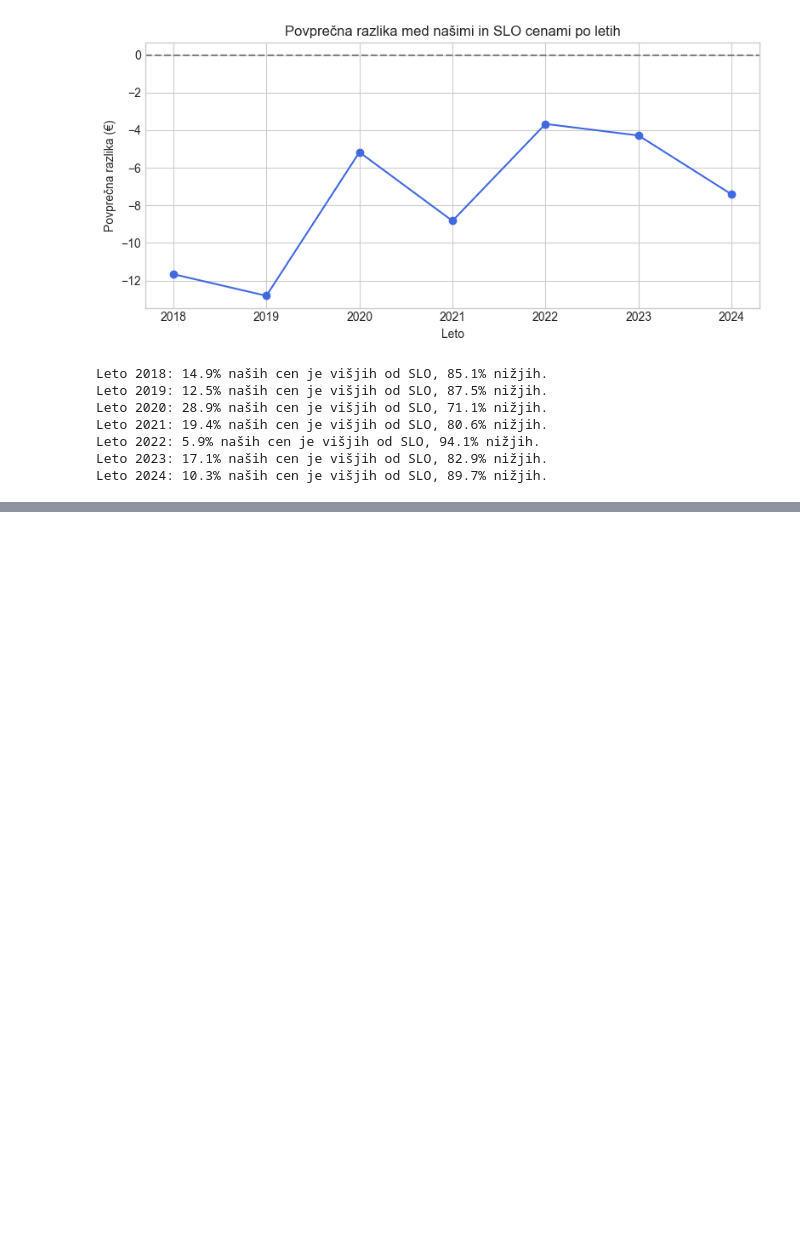
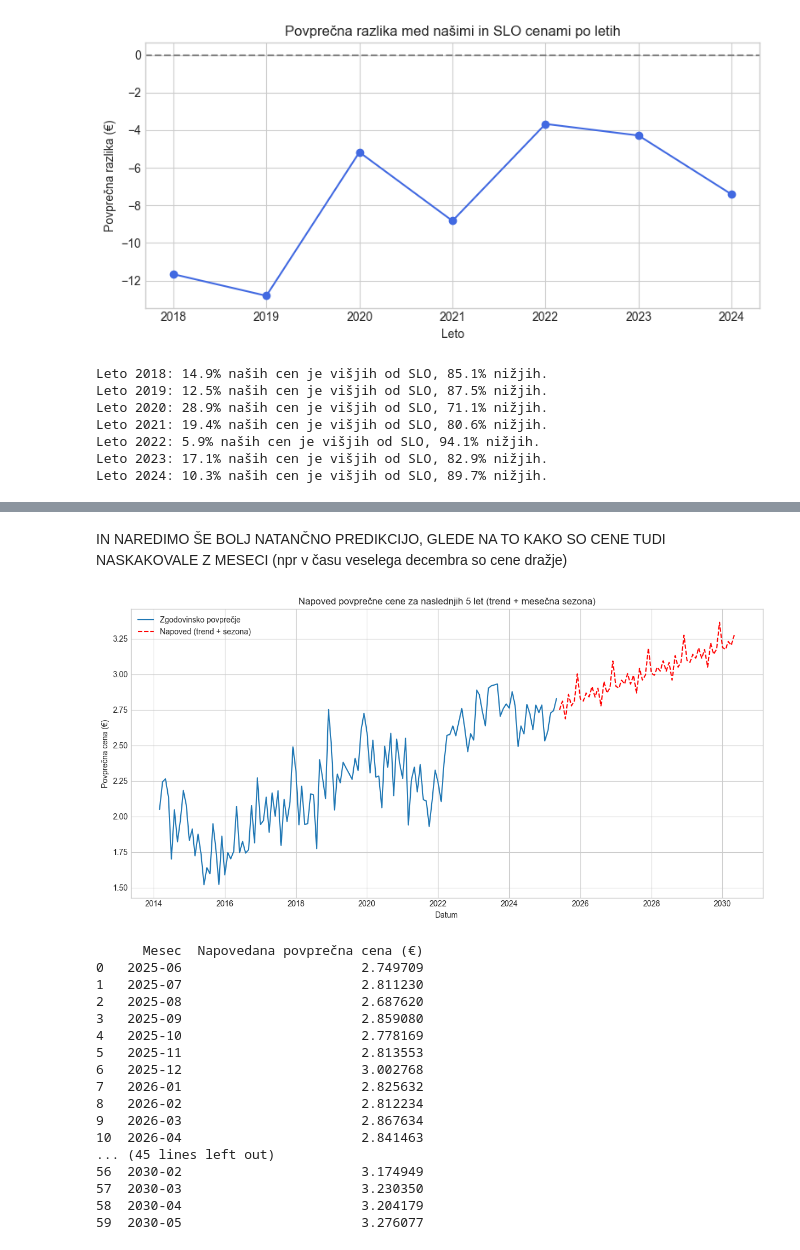
Before and after one commit to PRprojekt/PR256, a Jupyter notebook: analiza_final.ipynb, the cells around one changed output, grey strips where cells are left out. Saved outputs shown, nothing was run; the diff lists cells and outputs as text; code cells hidden in the pictures; blank space fills up the shorter version.

```diff
--- a/analiza_final.ipynb
+++ b/analiza_final.ipynb
@@ -1781,0 +1847,75 @@ Leto 2024: 10.3% naših cen je višjih od SLO, 89.7% nižjih.
+# %% [markdown]
+IN NAREDIMO ŠE BOLJ NATANČNO PREDIKCIJO, GLEDE NA TO KAKO SO CENE TUDI NASKAKOVALE Z MESECI (npr v času veselega decembra so cene dražje)
+# %%
+import pandas as pd
+import numpy as np
+import matplotlib.pyplot as plt
+from sklearn.linear_model import LinearRegression
+
+# Load data
+df = pd.read_csv('vse_cene_grouped.csv', sep=';')
+df['Date'] = pd.to_datetime(df['Date'], errors='coerce')
+df = df.dropna(subset=['Date'])
+
+# Prepare monthly average price
+monthly = df.groupby(df['Date'].dt.to_period('M'))['Price (€)'].mean().reset_index()
+monthly['Date'] = monthly['Date'].dt.to_timestamp()
+monthly['MonthsSinceStart'] = (monthly['Date'].dt.year - monthly['Date'].dt.year.min()) * 12 + (monthly['Date'].dt.month - monthly['Date'].dt.month.min())
+monthly['Month'] = monthly['Date'].dt.month
+
+# Features: trend + month (one-hot)
+X = pd.get_dummies(monthly[['MonthsSinceStart', 'Month']], columns=['Month'])
+y = monthly['Price (€)'].values
+
+# Train linear regression
+model = LinearRegression()
+model.fit(X, y)
+
+# Predict for next 5 years (60 months)
+future_months_since_start = np.arange(monthly['MonthsSinceStart'].iloc[-1] + 1, monthly['MonthsSinceStart'].iloc[-1] + 61)
+future_months = ((future_months_since_start + monthly['Date'].dt.month.min() - 1) % 12) + 1
+future_X = pd.DataFrame({'MonthsSinceStart': future_months_since_start, 'Month': future_months})
+future_X = pd.get_dummies(future_X, columns=['Month'])
+# Ensure all month columns exist
+for col in [f'Month_{i}' for i in range(1,13)]:
+    if col not in future_X.columns:
+        future_X[col] = 0
+future_X = future_X[X.columns]  # align columns
+
+future_dates = pd.date_range(monthly['Date'].max() + pd.offsets.MonthBegin(1), periods=60, freq='MS')
+future_pred = model.predict(future_X)
+
+# Plot
+plt.figure(figsize=(12,6))
+plt.plot(monthly['Date'], y, label='Zgodovinsko povprečje')
+plt.plot(future_dates, future_pred, 'r--', label='Napoved (trend + sezona)')
+plt.title('Napoved povprečne cene za naslednjih 5 let (trend + mesečna sezona)')
+plt.xlabel('Datum')
+plt.ylabel('Povprečna cena (€)')
+plt.legend()
+plt.grid(True)
+plt.tight_layout()
+plt.show()
+
+# Print predicted values
+pred_df = pd.DataFrame({'Mesec': future_dates.strftime('%Y-%m'), 'Napovedana povprečna cena (€)': future_pred})
+print(pred_df)
+# %% [output]
+[figure, added]
+      Mesec  Napovedana povprečna cena (€)
+0   2025-06                       2.749709
+1   2025-07                       2.811230
+2   2025-08                       2.687620
+3   2025-09                       2.859080
+4   2025-10                       2.778169
+5   2025-11                       2.813553
+6   2025-12                       3.002768
+7   2026-01                       2.825632
+8   2026-02                       2.812234
+9   2026-03                       2.867634
+10  2026-04                       2.841463
+... (45 lines left out)
+56  2030-02                       3.174949
+57  2030-03                       3.230350
+58  2030-04                       3.204179
+59  2030-05                       3.276077
```
Also changed, not shown: parts of 1 cell of this notebook, 4 other files.
